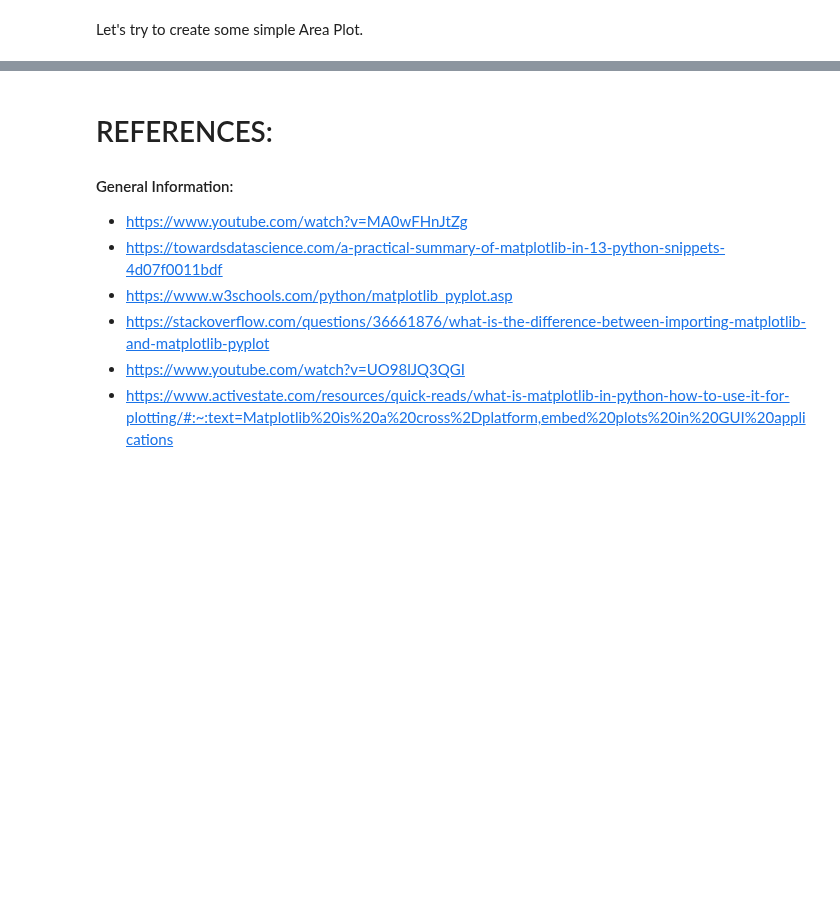
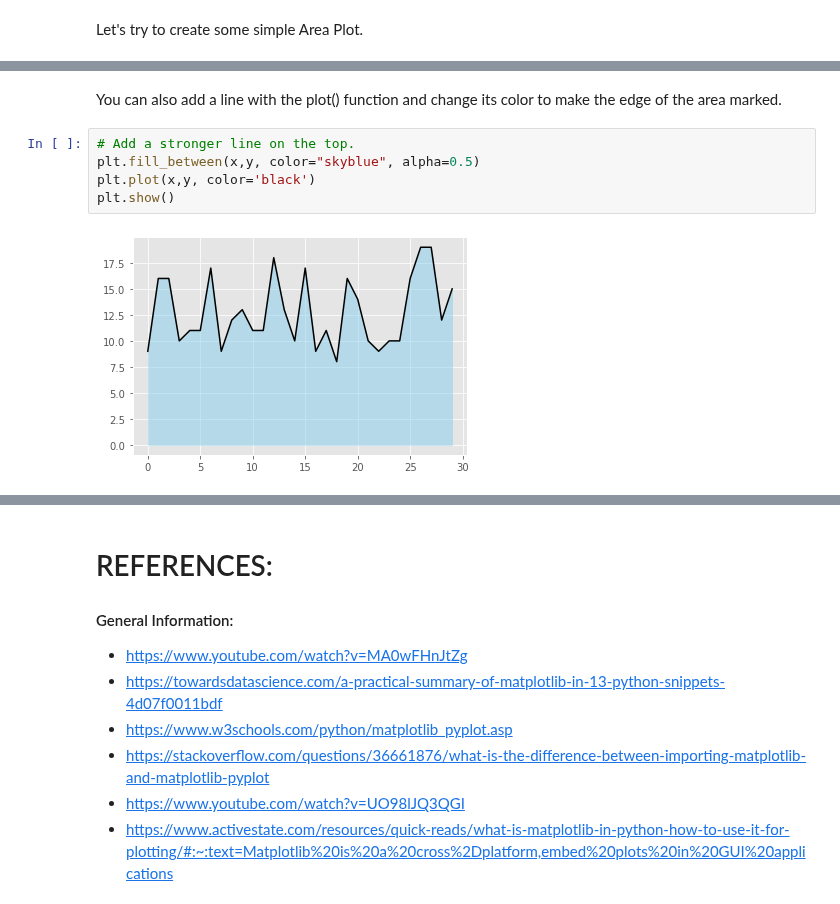
Before and after one commit to DracoNibilis/CAO_Points_Analysis, a Jupyter notebook: pyplot.ipynb, the cells around one changed output, grey strips where cells are left out. Cells and saved outputs as stored; diff of their text form; blank space fills up the shorter version.

```diff
--- a/pyplot.ipynb
+++ b/pyplot.ipynb
@@ -601,0 +610,9 @@ plt.show()
+# %% [markdown]
+ You can also add a line with the plot() function and change its color to make the edge of the area marked.
+# %%
+# Add a stronger line on the top.
+plt.fill_between(x,y, color="skyblue", alpha=0.5)
+plt.plot(x,y, color='black')
+plt.show()
+# %% [output]
+[figure, added]
```
Also changed, not shown: parts of 27 cells of this notebook.
